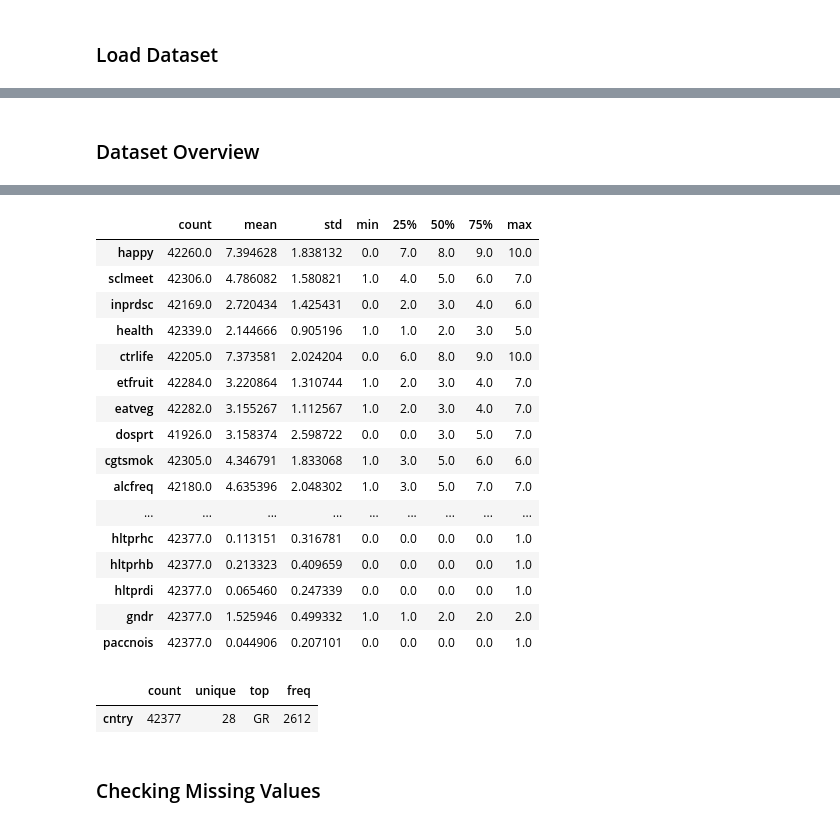
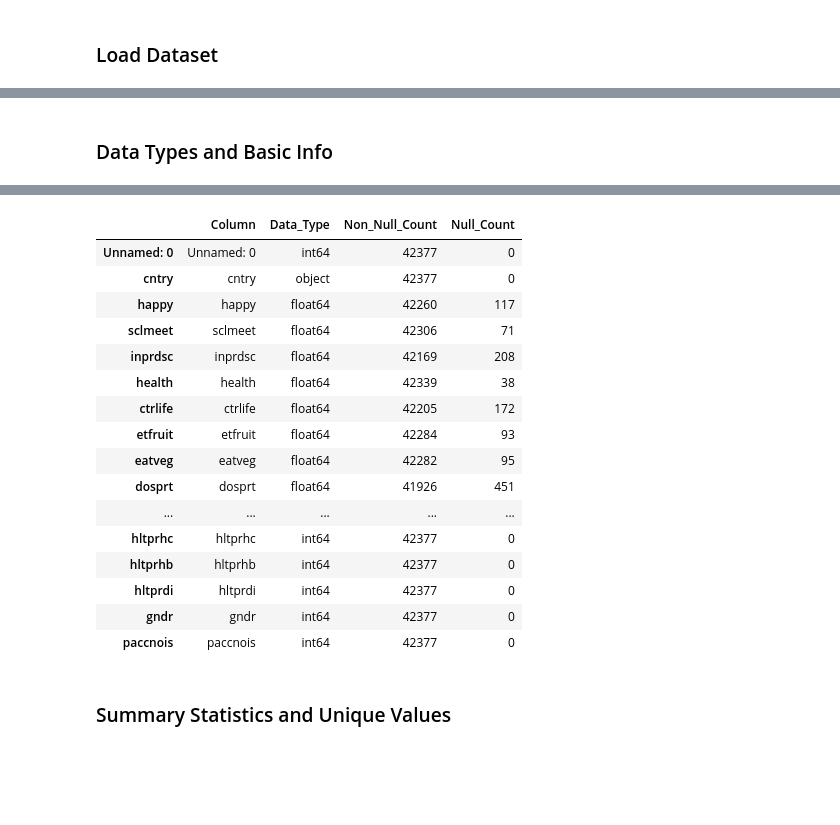
Before and after one commit to Petlaz/health-xai-prediction, a Jupyter notebook: notebooks/01_exploratory_analysis.ipynb, the cells around one changed output, grey strips where cells are left out. Cells and saved outputs as stored; diff of their text form; code cells hidden in the pictures; blank space fills up the shorter version.

```diff
--- a/notebooks/01_exploratory_analysis.ipynb
+++ b/notebooks/01_exploratory_analysis.ipynb
@@ -103,19 +113,34 @@ Rows: 42377 | Columns: 25
 # %% [markdown]
-### Dataset Overview
+### Data Types and Basic Info
 # %%
+# Dataset info and data types
+print("📋 DATASET INFO:")
+print("="*50)
+print(df.info())
 
-buffer = io.StringIO()
-df.info(buf=buffer)
-info_text = buffer.getvalue()
-print(info_text)
+print("\n" + "="*50)
+print("🔢 DATA TYPES SUMMARY:")
+print("="*50)
+dtype_counts = df.dtypes.value_counts()
+print(dtype_counts)
 
-numeric_desc = df.describe().T
-display(numeric_desc)
+print("\n" + "="*50)
+print("🎯 COLUMNS BY DATA TYPE:")
+print("="*50)
+for dtype in df.dtypes.unique():
+    cols = df.select_dtypes(include=[dtype]).columns.tolist()
+    print(f"\n{dtype}: {len(cols)} columns")
+    print(f"   → {cols}")
 
-categorical_cols = df.select_dtypes(include=['object', 'category']).columns.tolist()
-if categorical_cols:
-    categorical_desc = df[categorical_cols].describe().T
-    display(categorical_desc)
-else:
-    print('No categorical columns detected.')
+# Display data types for all columns
+print("\n" + "="*50)
+print("📊 ALL COLUMN DATA TYPES:")
+print("="*50)
+dtypes_df = pd.DataFrame({
+    'Column': df.columns,
+    'Data_Type': df.dtypes,
+    'Non_Null_Count': df.count(),
+    'Null_Count': df.isnull().sum()
+})
+display(dtypes_df)
 # %% [output]
@@ -139,22 +164,20 @@ memory usage: 8.1+ MB
-|  | count | mean | std | min | 25% | 50% | 75% | max |
-| happy | 42260.0 | 7.394628 | 1.838132 | 0.0 | 7.0 | 8.0 | 9.0 | 10.0 |
-| sclmeet | 42306.0 | 4.786082 | 1.580821 | 1.0 | 4.0 | 5.0 | 6.0 | 7.0 |
-| inprdsc | 42169.0 | 2.720434 | 1.425431 | 0.0 | 2.0 | 3.0 | 4.0 | 6.0 |
-| health | 42339.0 | 2.144666 | 0.905196 | 1.0 | 1.0 | 2.0 | 3.0 | 5.0 |
-| ctrlife | 42205.0 | 7.373581 | 2.024204 | 0.0 | 6.0 | 8.0 | 9.0 | 10.0 |
-| etfruit | 42284.0 | 3.220864 | 1.310744 | 1.0 | 2.0 | 3.0 | 4.0 | 7.0 |
-| eatveg | 42282.0 | 3.155267 | 1.112567 | 1.0 | 2.0 | 3.0 | 4.0 | 7.0 |
-| dosprt | 41926.0 | 3.158374 | 2.598722 | 0.0 | 0.0 | 3.0 | 5.0 | 7.0 |
-| cgtsmok | 42305.0 | 4.346791 | 1.833068 | 1.0 | 3.0 | 5.0 | 6.0 | 6.0 |
-| alcfreq | 42180.0 | 4.635396 | 2.048302 | 1.0 | 3.0 | 5.0 | 7.0 | 7.0 |
-| ... | ... | ... | ... | ... | ... | ... | ... | ... |
-| hltprhc | 42377.0 | 0.113151 | 0.316781 | 0.0 | 0.0 | 0.0 | 0.0 | 1.0 |
-| hltprhb | 42377.0 | 0.213323 | 0.409659 | 0.0 | 0.0 | 0.0 | 0.0 | 1.0 |
-| hltprdi | 42377.0 | 0.065460 | 0.247339 | 0.0 | 0.0 | 0.0 | 0.0 | 1.0 |
-| gndr | 42377.0 | 1.525946 | 0.499332 | 1.0 | 1.0 | 2.0 | 2.0 | 2.0 |
-| paccnois | 42377.0 | 0.044906 | 0.207101 | 0.0 | 0.0 | 0.0 | 0.0 | 1.0 |
+|  | Column | Data_Type | Non_Null_Count | Null_Count |
+| Unnamed: 0 | Unnamed: 0 | int64 | 42377 | 0 |
+| cntry | cntry | object | 42377 | 0 |
+| happy | happy | float64 | 42260 | 117 |
+| sclmeet | sclmeet | float64 | 42306 | 71 |
+| inprdsc | inprdsc | float64 | 42169 | 208 |
+| health | health | float64 | 42339 | 38 |
+| ctrlife | ctrlife | float64 | 42205 | 172 |
+| etfruit | etfruit | float64 | 42284 | 93 |
+| eatveg | eatveg | float64 | 42282 | 95 |
+| dosprt | dosprt | float64 | 41926 | 451 |
+| ... | ... | ... | ... | ... |
+| hltprhc | hltprhc | int64 | 42377 | 0 |
+| hltprhb | hltprhb | int64 | 42377 | 0 |
+| hltprdi | hltprdi | int64 | 42377 | 0 |
+| gndr | gndr | int64 | 42377 | 0 |
+| paccnois | paccnois | int64 | 42377 | 0 |
-|  | count | unique | top | freq |
-| cntry | 42377 | 28 | GR | 2612 |
 # %% [markdown]
-### Checking Missing Values
+### Summary Statistics and Unique Values
 # %%
```
Also changed, not shown: parts of 28 cells of this notebook, 14 other files.
